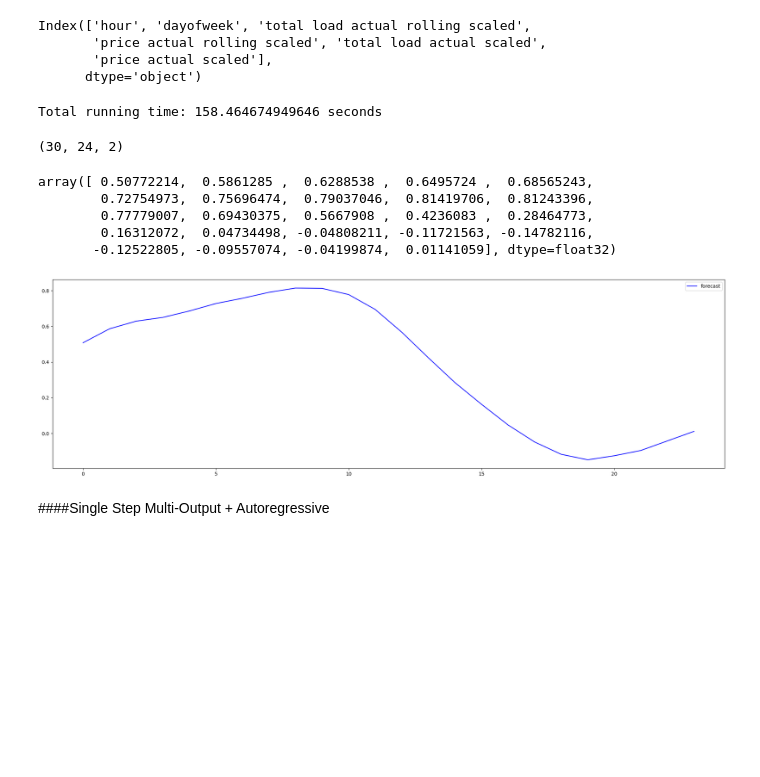
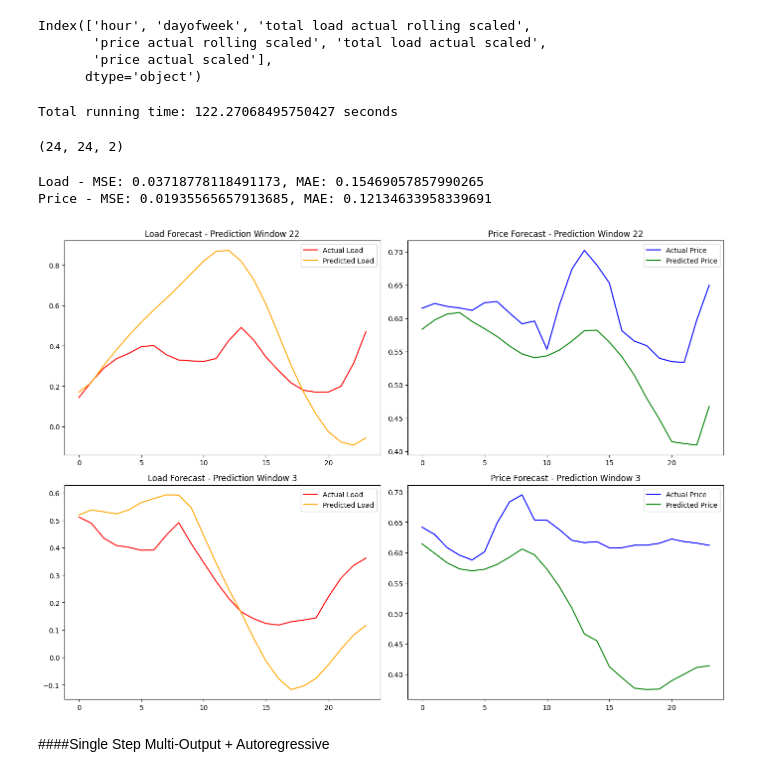
Before and after one commit to Jackson00Han/Time-Series-Training, a Jupyter notebook: Copy_of_multivariate_time_series.ipynb, the cells around one changed output. Saved outputs shown, nothing was run; the diff lists cells and outputs as text; code cells hidden in the pictures; blank space fills up the shorter version.

```diff
--- a/Copy_of_multivariate_time_series.ipynb
+++ b/Copy_of_multivariate_time_series.ipynb
@@ -802,9 +836,13 @@ Index(['hour', 'dayofweek', 'total load actual rolling scaled',
        'price actual scaled'],
       dtype='object')
 # %%
+import multiprocessing
 import numpy as np
 from joblib import Parallel, delayed
 import time
+
+multiprocessing.set_start_method('forkserver', force=True)
+
 
 def forecast_single_window(last_step, test_data, model_load, model_price, forecast_size, window_size, rolling_size):
     # Extract the last window of data for this forecast
@@ -856,7 +894,7 @@ def forecast_single_window(last_step, test_data, model_load, model_price, foreca
 forecast_size = 24  # Forecasting the next 24 hours
 window_size = 48  # Using the last 48 hours for the input window
 rolling_size = 3  # Keeping a rolling buffer of the last 3 values
-test_data = test_s[:window_size+forecast_size+24*7]  # Adjusting test data size
+test_data = test_s[:window_size+forecast_size+24]  # Adjusting test data size
 
 start_time = time.time()
 # Parallelize the forecast
@@ -864,29 +902,13 @@ predictions = Parallel(n_jobs=-1)(delayed(forecast_single_window)(last_step, tes
                                                                   single_step_single_output_price_model, forecast_size,
                                                                   window_size, rolling_size)
                                   for last_step in range(window_size, len(test_data) - forecast_size))
+predictions = np.array(predictions)
 
 end_time = time.time()
 print(f"Total running time: {end_time - start_time} seconds")
 # %% [output]
-Total running time: 158.464674949646 seconds
+Total running time: 122.27068495750427 seconds
 # %%
-predictions = np.array(predictions)
 predictions.shape
 # %% [output]
-(30, 24, 2)
+(24, 24, 2)
-# %%
-predictions[0,:,0]
-# %% [output]
-array([ 0.50772214,  0.5861285 ,  0.6288538 ,  0.6495724 ,  0.68565243,
-        0.72754973,  0.75696474,  0.79037046,  0.81419706,  0.81243396,
-        0.77779007,  0.69430375,  0.5667908 ,  0.4236083 ,  0.28464773,
-        0.16312072,  0.04734498, -0.04808211, -0.11721563, -0.14782116,
-       -0.12522805, -0.09557074, -0.04199874,  0.01141059], dtype=float32)
-# %%
-fig, ax = plt.subplots(figsize=(20,6))
-ax.plot(predictions[0,:,0], c= 'blue', label='forecast')
-plt.legend()
-plt.tight_layout()
-plt.show()
-# %% [output]
-[figure, removed]
@@ -893,3 +936,46 @@ plt.show()
+# %%
+# Extract predicted and actual load and price
+predicted_load = predictions[:, :, 0]  # Load is at index 0
+predicted_price = predictions[:, :, 1]  # Price is at index 1
+
+actual_load = actual_values[:, :, 0]  # Load is at index 0
+actual_price = actual_values[:, :, 1]  # Price is at index 1
+
+# Flatten the arrays to compute overall error metrics
+mse_load = mean_squared_error(actual_load.flatten(), predicted_load.flatten())
+mae_load = mean_absolute_error(actual_load.flatten(), predicted_load.flatten())
+
+mse_price = mean_squared_error(actual_price.flatten(), predicted_price.flatten())
+mae_price = mean_absolute_error(actual_price.flatten(), predicted_price.flatten())
+
+print(f"Load - MSE: {mse_load}, MAE: {mae_load}")
+print(f"Price - MSE: {mse_price}, MAE: {mae_price}")
+# %% [output]
+Load - MSE: 0.03718778118491173, MAE: 0.15469057857990265
+Price - MSE: 0.01935565657913685, MAE: 0.12134633958339691
+# %%
+# Randomly choose two different prediction windows
+random_windows = np.random.choice(predictions.shape[0], size=2, replace=False)
+# Plot predictions vs actual values for the randomly selected windows
+plt.figure(figsize=(14, 10))
+
+for i, window in enumerate(random_windows):
+    plt.subplot(2, 2, i * 2 + 1)
+    plt.plot(actual_load[window], label='Actual Load', color='red')
+    plt.plot(predicted_load[window], label='Predicted Load', color='orange')
+    plt.title(f'Load Forecast - Prediction Window {window + 1}')
+    plt.legend()
+
+    plt.subplot(2, 2, i * 2 + 2)
+    plt.plot(actual_price[window], label='Actual Price', color='blue')
+    plt.plot(predicted_price[window], label='Predicted Price', color='green')
+    plt.title(f'Price Forecast - Prediction Window {window + 1}')
+    plt.legend()
+
+plt.tight_layout()
+plt.show()
+# %% [output]
+[figure, added]
 # %% [markdown]
 ####Single Step Multi-Output + Autoregressive
 # %%
```
Also changed, not shown: parts of 65 cells of this notebook.
